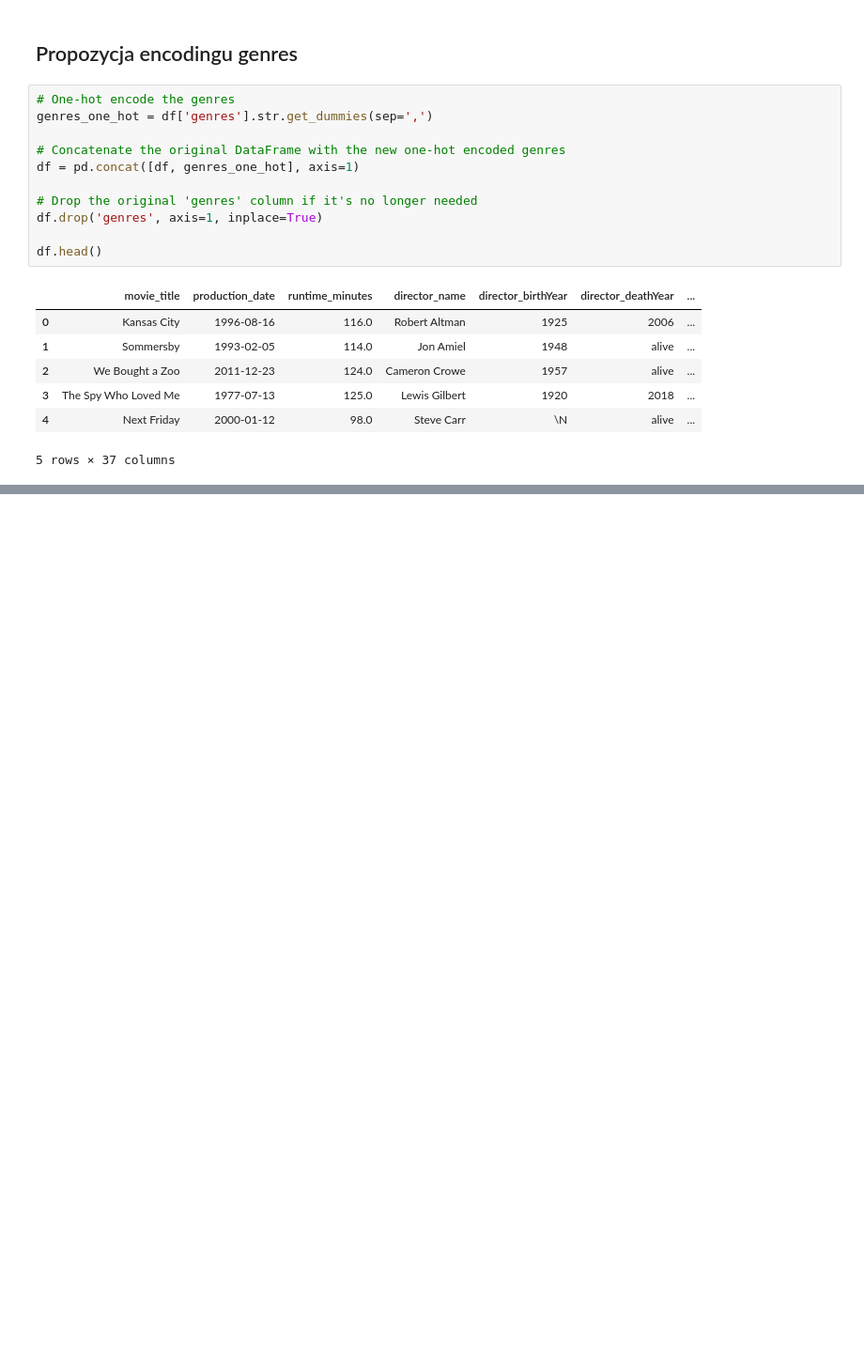
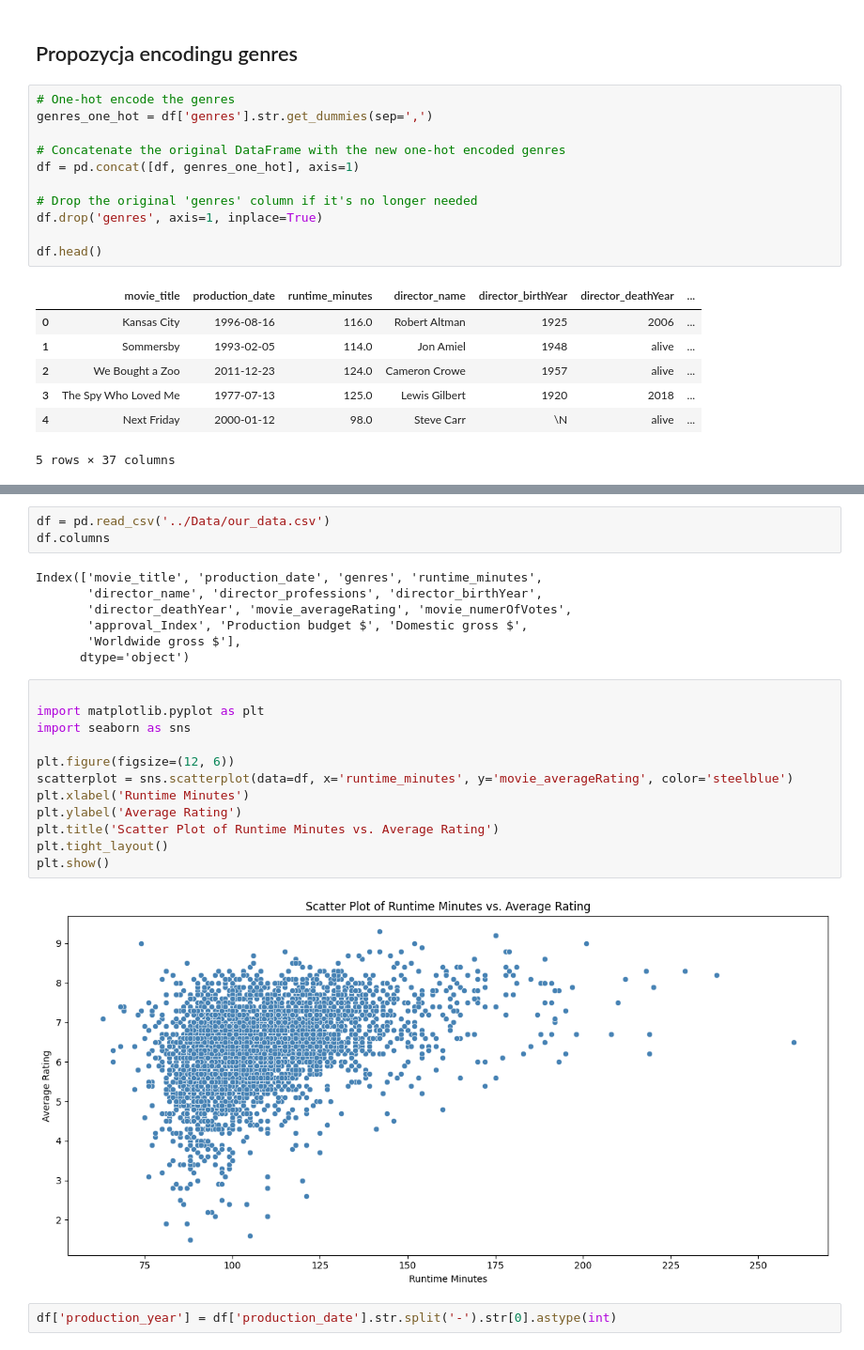
Before and after one commit to kaminskaz/PROJEKT2_ML_klasteryzacja, a Jupyter notebook: KM1/EDA_final.ipynb, the cells around one changed output, grey strips where cells are left out. Shown at 94% size. Drawn from its saved outputs; the diff is of its cells as text; blank space fills up the shorter version.

```diff
--- a/KM1/EDA_final.ipynb
+++ b/KM1/EDA_final.ipynb
@@ -548,0 +556,26 @@ df.head()
+# %%
+df = pd.read_csv('../Data/our_data.csv')
+df.columns
+# %% [output]
+Index(['movie_title', 'production_date', 'genres', 'runtime_minutes',
+       'director_name', 'director_professions', 'director_birthYear',
+       'director_deathYear', 'movie_averageRating', 'movie_numerOfVotes',
+       'approval_Index', 'Production budget $', 'Domestic gross $',
+       'Worldwide gross $'],
+      dtype='object')
+# %%
+
+import matplotlib.pyplot as plt
+import seaborn as sns
+
+plt.figure(figsize=(12, 6))
+scatterplot = sns.scatterplot(data=df, x='runtime_minutes', y='movie_averageRating', color='steelblue')
+plt.xlabel('Runtime Minutes')
+plt.ylabel('Average Rating')
+plt.title('Scatter Plot of Runtime Minutes vs. Average Rating')
+plt.tight_layout()
+plt.show()
+# %% [output]
+[figure, added]
+# %%
+df['production_year'] = df['production_date'].str.split('-').str[0].astype(int)
```
Also changed, not shown: parts of 8 cells of this notebook.
